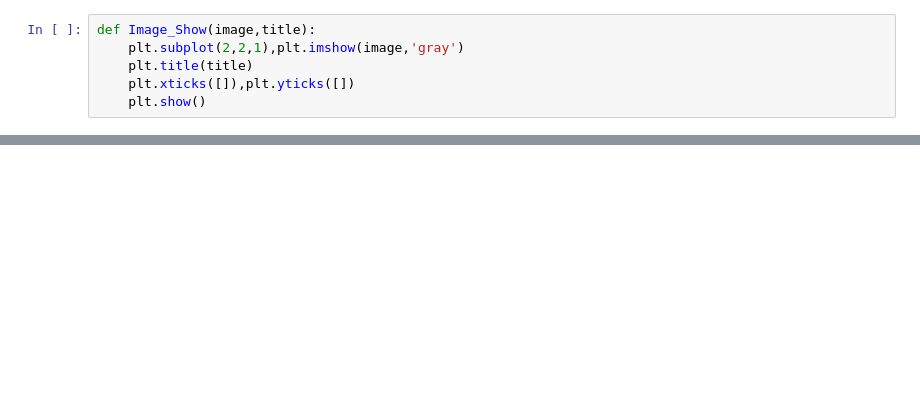
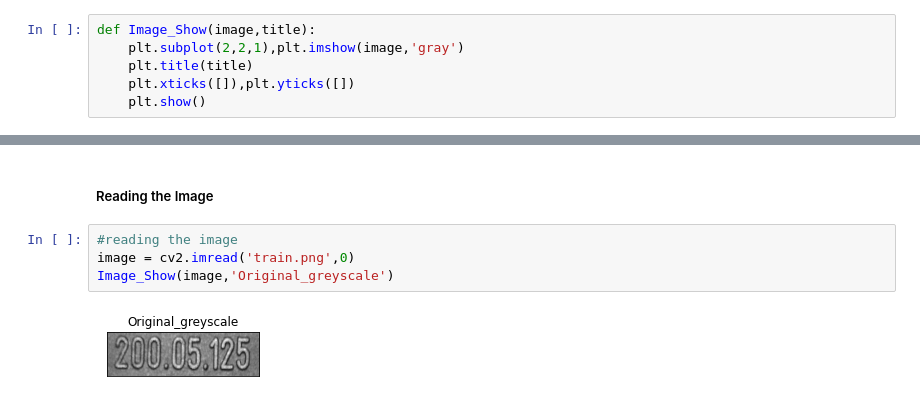
Before and after one commit to kiranpjclement/Image-Preprocessing, a Jupyter notebook: Segmenting_with_column_pixel_value.ipynb, the cells around one changed output, grey strips where cells are left out. Cells and saved outputs as stored; diff of their text form; blank space fills up the shorter version.

```diff
--- a/Segmenting_with_column_pixel_value.ipynb
+++ b/Segmenting_with_column_pixel_value.ipynb
@@ -15,0 +63,8 @@ import seaborn as sns
+# %% [markdown]
+##### Reading the Image
+# %%
+#reading the image
+image = cv2.imread('train.png',0)
+Image_Show(image,'Original_greyscale')
+# %% [output]
+[figure, added]
```
Also changed, not shown: parts of 20 cells of this notebook.
